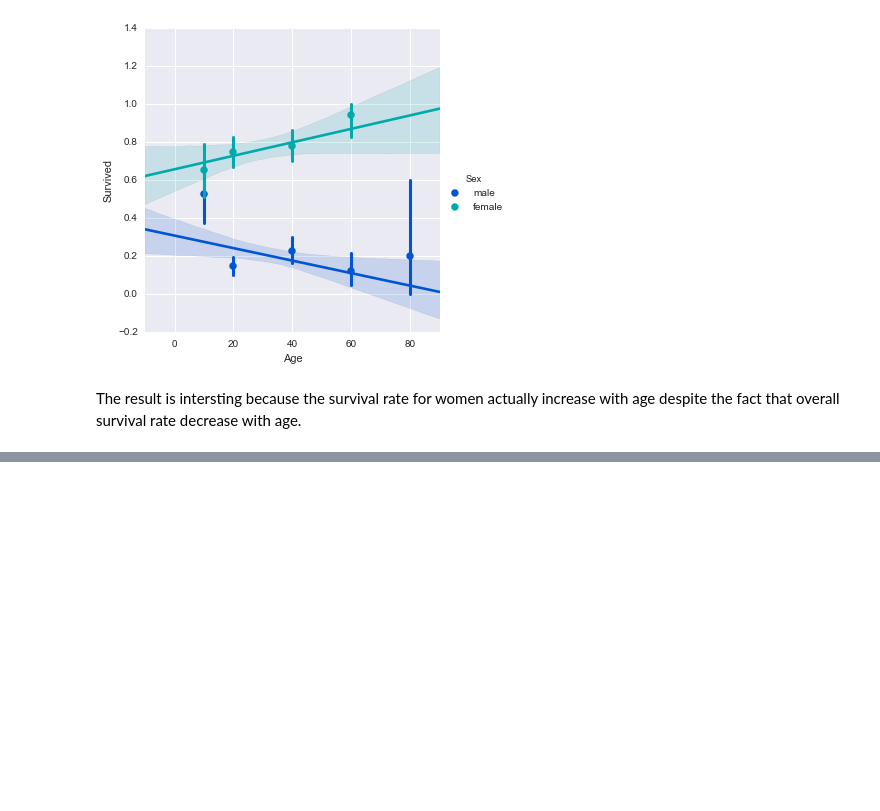
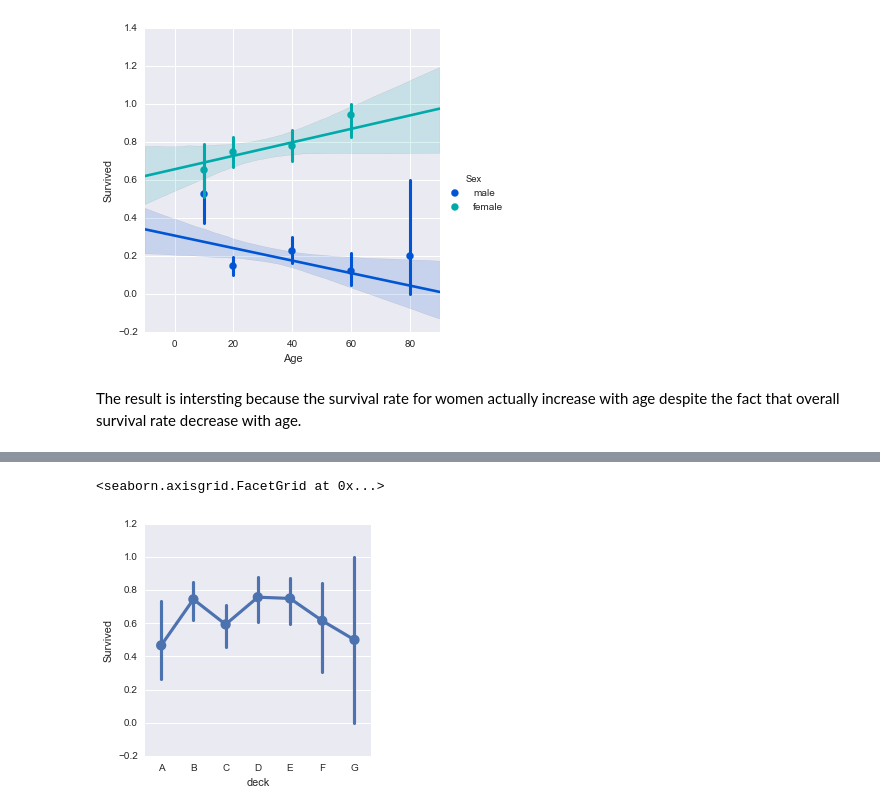
Before and after one commit to suruisunstat/Titanic-Survival, a Jupyter notebook: Titanic+Survival+Analysis.ipynb, the cells around one changed output, grey strips where cells are left out. Saved outputs shown, nothing was run; the diff lists cells and outputs as text; code cells hidden in the pictures; blank space fills up the shorter version.

```diff
--- a/Titanic+Survival+Analysis.ipynb
+++ b/Titanic+Survival+Analysis.ipynb
@@ -345,0 +348,2 @@ The result is intersting because the survival rate for women actually increase w
+# %%
+titanic_df1= titanic_df[pd.notnull(titanic_df['Cabin'])]
@@ -345,0 +354,8 @@ The result is intersting because the survival rate for women actually increase w
+# %%
+levels=[]
+
+# Loop to grab first letter
+for level in titanic_df1['Cabin']:
+    levels.append(level[0])
+# %%
+titanic_df1['deck']=levels
@@ -345,0 +377,9 @@ The result is intersting because the survival rate for women actually increase w
+# %%
+titanic_df1 = titanic_df1[titanic_df1['deck']!='T']
+titanic_df1 = titanic_df1.sort_values(by='deck')
+# %%
+# Let's use a linear plot on age(x axis) versus survival(y axis)
+sns.factorplot('deck','Survived',data=titanic_df1)
+# %% [output]
+<seaborn.axisgrid.FacetGrid at 0x...>
+[figure, added]
```
Also changed, not shown: parts of 16 cells of this notebook.
